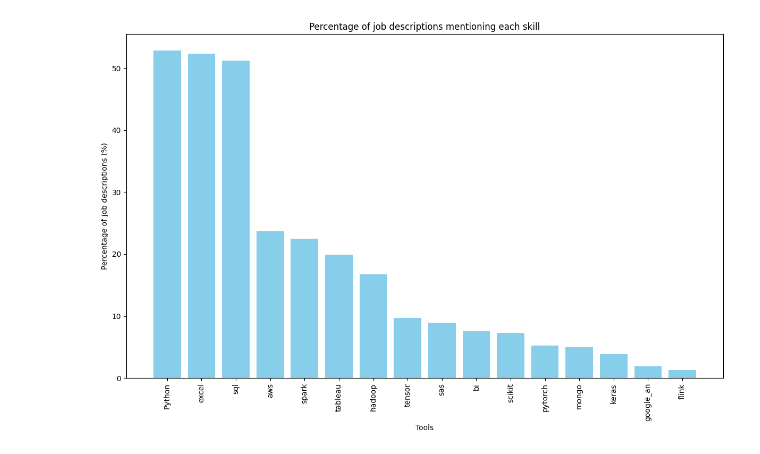
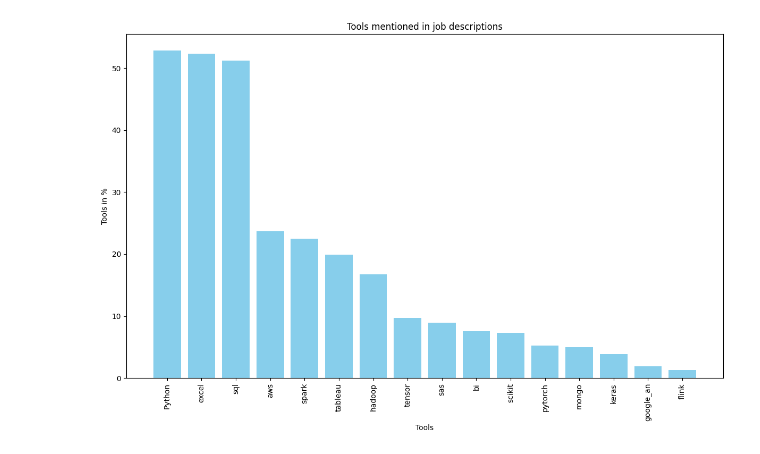
Before and after one commit to datschman/DataScientist, a Jupyter notebook: notebooks/Analyse_2_Tools.ipynb, the cells around one changed output. Saved outputs shown, nothing was run; the diff lists cells and outputs as text; code cells hidden in the pictures.

```diff
--- a/notebooks/Analyse_2_Tools.ipynb
+++ b/notebooks/Analyse_2_Tools.ipynb
@@ -5,33 +5,33 @@ import matplotlib.pyplot as plt
 # Charger le jeu de données
 file_path = '../raw_data/data_cleaned_2021.csv'
 data = pd.read_csv(file_path)
 
 # Extraire les colonnes de compétences (colonnes de 'python' à 'google_an')
 skills_columns = ['Python', 'spark', 'aws', 'excel', 'sql', 'sas', 'keras', 'pytorch', 'scikit', 'tensor', 'hadoop', 'tableau', 'bi', 'flink', 'mongo', 'google_an']
 
 # Convertir les colonnes de compétences en numériques (entiers)
 data[skills_columns] = data[skills_columns].apply(pd.to_numeric, errors='coerce').fillna(0).astype(int)
 
 # Calculer le nombre et les pourcentages de mentions de chaque compétence
 skill_counts = data[skills_columns].sum()
 total_jobs = len(data)
 skill_percentages = (skill_counts / total_jobs) * 100
 
 # Créer un DataFrame pour les pourcentages de compétences et trier par pourcentage en ordre décroissant
 skill_percentages_df = skill_percentages.reset_index()
 skill_percentages_df.columns = ['Skill', 'Percentage']
 skill_percentages_df = skill_percentages_df.sort_values(by='Percentage', ascending=False)
 
 # Créer le graphique en barres
 plt.figure(figsize=(12, 8))
 plt.bar(skill_percentages_df['Skill'], skill_percentages_df['Percentage'], color='skyblue')
 plt.xlabel('Tools')
-plt.ylabel('Percentage of job descriptions (%)')
-plt.title('Tools mentioned in job')
+plt.ylabel('Tools in %')
+plt.title('Tools mentioned in job descriptions')
 plt.xticks(rotation=90)
 plt.tight_layout()
 
 # Afficher le graphique en barres
 plt.show()
 # %% [output]
-[figure, old version]
+[figure, new version]
```
Also changed, not shown: 4 other files.
